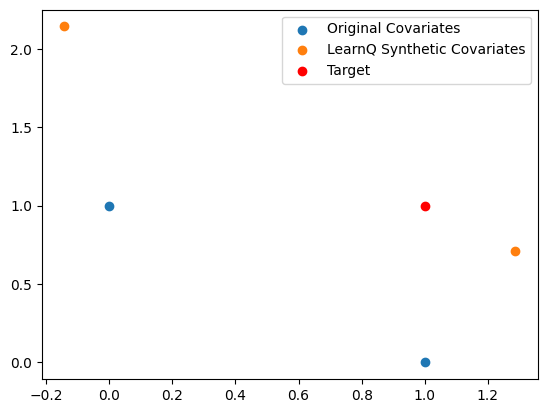
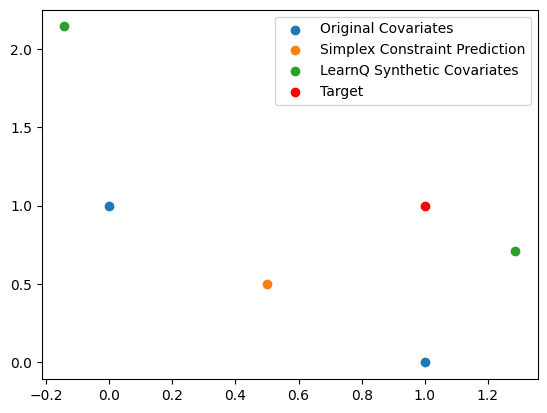
The change to this notebook cell's code, shown as a diff; its figure went from the first image to the second:
--- before
+++ after
@@ -2,31 +2,25 @@
 import matplotlib.pyplot as plt
 
-
+# Target and Covariates
 d_1 = torch.tensor([1.0, 1.0], dtype=torch.float64)
 Y_1 = torch.tensor([[1.0, 0.0], [0.0, 1.0]], dtype=torch.float64)
-
 target_vectors = [d_1]
 covariate_matrices = [Y_1]
 
-Q_final, w_final = lq.learnQ(target_vectors, covariate_matrices, 2, 2000, 0, 1, False)
+# LearnQ optimization
+Q_final, w_final = lq.learnQ(target_vectors, covariate_matrices, 2, 5000, 0, 1, False)
 
-
+# Optimization over the simplex
 target = d_1
 covariates = Y_1
-
 N_minus_1 = covariates.shape[1]
-
-print("There are: ",N_minus_1," weights being estimated")
+print("There are ",N_minus_1," weights being estimated")
 w = cp.Variable(N_minus_1, nonneg=True) # Enforces w >= 0
-
-# Enforce the sum == 1 constraint
 constraints = [cp.sum(w) == 1]
-
-# Objective and problem definition
 obj = cp.Minimize(sum(cp.sum_squares(target - covariates @ w)))
 prob = cp.Problem(obj, constraints)
 prob.solve()
 
-
+# Results
 synth_covariates = (covariates @ Q_final).squeeze().numpy()
 simplex_constraint_pred = (covariates @ w.value).detach().numpy().round(3)
@@ -34,10 +28,12 @@
 print("Simplex Constraint pred: ", simplex_constraint_pred)
 print("Truth: ", target.numpy().round(3))
+print("Original Covariates: \n", covariates.numpy().round(3))
 print("Q_final: \n", Q_final.squeeze().round(3))
 print("Synthetic Covariates: \n", synth_covariates)
 print("w_final: \n", w_final.round(3))
 
+# Plot
 plt.scatter(Y_1[:, 0], Y_1[:, 1], label='Original Covariates')
-plt.scatter("")
+plt.scatter(simplex_constraint_pred[0].item(), simplex_constraint_pred[1].item(), label='Simplex Constraint Prediction')
 plt.scatter(synth_covariates[:, 0], synth_covariates[:, 1], label='LearnQ Synthetic Covariates')
 plt.scatter(target[0].item(), target[1].item(), color='red', label='Target')

Commit: Think I finally got somewhere with the gram matrix idea